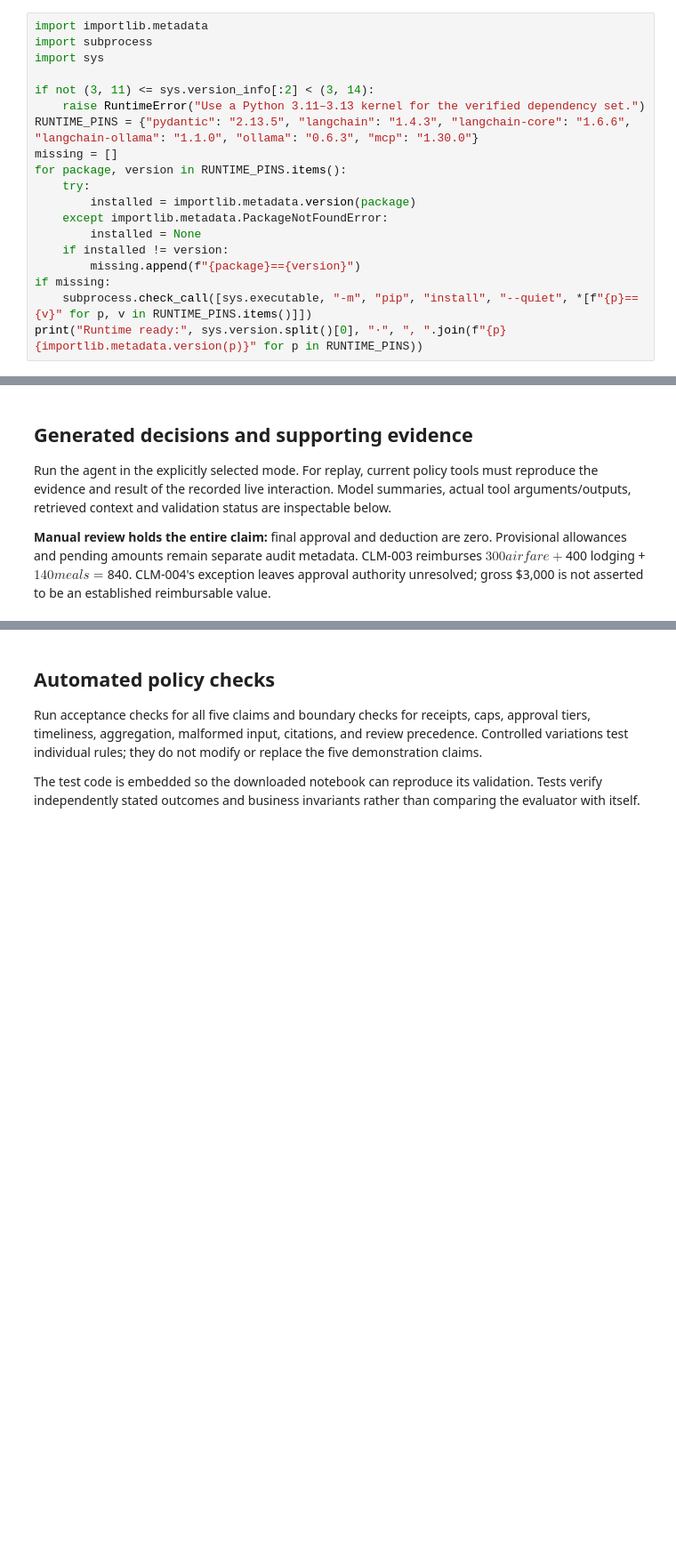
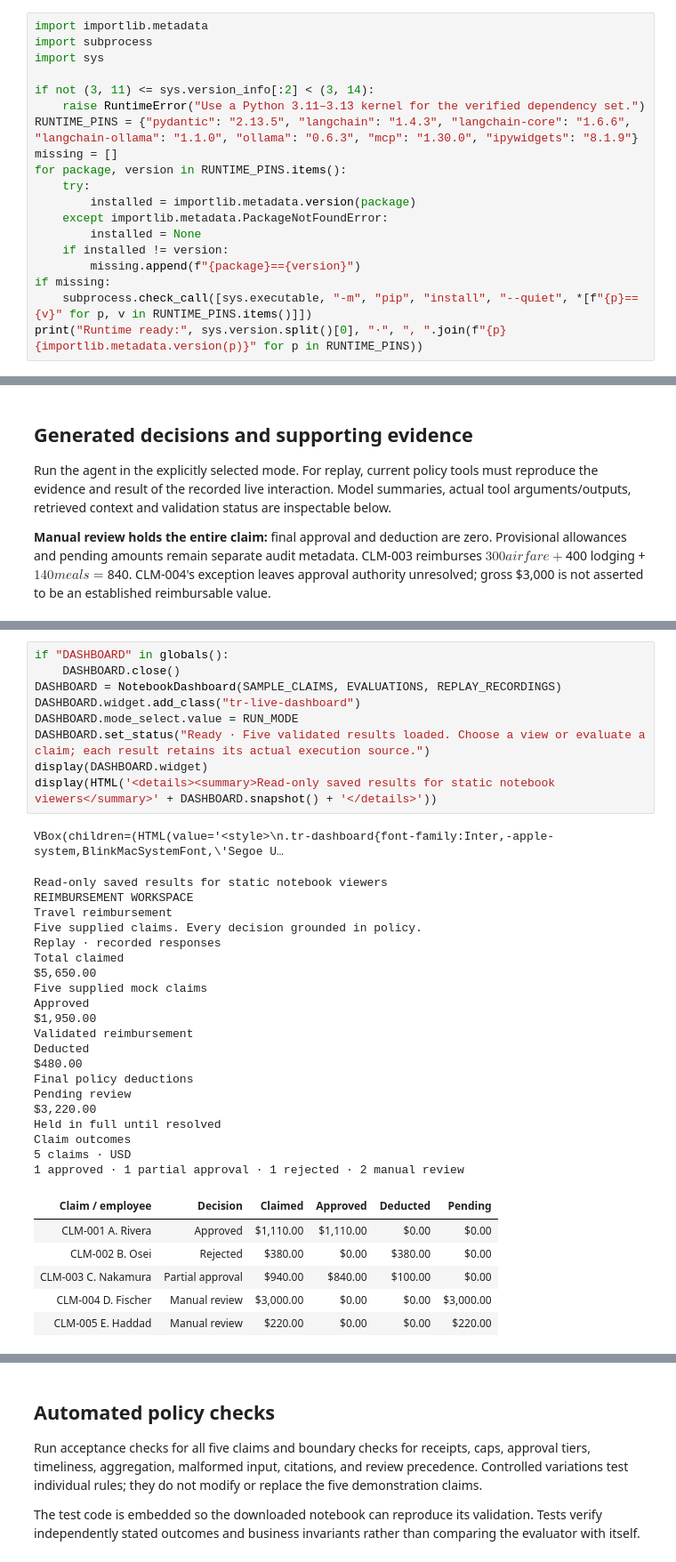
Before and after one commit to SHASWATprakash/Travel-Reimbursement-Approval-Agent-New, a Jupyter notebook: shaswatprakash.ipynb, the cells around one changed output, grey strips where cells are left out. Shown at 89% size. Saved outputs shown, nothing was run; the diff lists cells and outputs as text; blank space fills up the shorter version.

Commit message:
feat: add notebook dashboard and review evidence

```diff
--- a/shaswatprakash.ipynb
+++ b/shaswatprakash.ipynb
@@ -26,7 +39,7 @@ import sys
 
 if not (3, 11) <= sys.version_info[:2] < (3, 14):
     raise RuntimeError("Use a Python 3.11–3.13 kernel for the verified dependency set.")
-RUNTIME_PINS = {"pydantic": "2.13.5", "langchain": "1.4.3", "langchain-core": "1.6.6", "langchain-ollama": "1.1.0", "ollama": "0.6.3", "mcp": "1.30.0"}
+RUNTIME_PINS = {"pydantic": "2.13.5", "langchain": "1.4.3", "langchain-core": "1.6.6", "langchain-ollama": "1.1.0", "ollama": "0.6.3", "mcp": "1.30.0", "ipywidgets": "8.1.9"}
 missing = []
 for package, version in RUNTIME_PINS.items():
     try:
@@ -2301,0 +2557,37 @@ Recorded live duration seconds: {'CLM-001': 35.14, 'CLM-002': 32.47, 'CLM-003':
+# %%
+if "DASHBOARD" in globals():
+    DASHBOARD.close()
+DASHBOARD = NotebookDashboard(SAMPLE_CLAIMS, EVALUATIONS, REPLAY_RECORDINGS)
+DASHBOARD.widget.add_class("tr-live-dashboard")
+DASHBOARD.mode_select.value = RUN_MODE
+DASHBOARD.set_status("Ready · Five validated results loaded. Choose a view or evaluate a claim; each result retains its actual execution source.")
+display(DASHBOARD.widget)
+display(HTML('<details><summary>Read-only saved results for static notebook viewers</summary>' + DASHBOARD.snapshot() + '</details>'))
+# %% [output]
+VBox(children=(HTML(value='<style>\n.tr-dashboard{font-family:Inter,-apple-system,BlinkMacSystemFont,\'Segoe U…
+Read-only saved results for static notebook viewers
+REIMBURSEMENT WORKSPACE
+Travel reimbursement
+Five supplied claims. Every decision grounded in policy.
+Replay · recorded responses
+Total claimed
+$5,650.00
+Five supplied mock claims
+Approved
+$1,950.00
+Validated reimbursement
+Deducted
+$480.00
+Final policy deductions
+Pending review
+$3,220.00
+Held in full until resolved
+Claim outcomes
+5 claims · USD
+1 approved · 1 partial approval · 1 rejected · 2 manual review
+| Claim / employee | Decision | Claimed | Approved | Deducted | Pending |
+| CLM-001 A. Rivera | Approved | $1,110.00 | $1,110.00 | $0.00 | $0.00 |
+| CLM-002 B. Osei | Rejected | $380.00 | $0.00 | $380.00 | $0.00 |
+| CLM-003 C. Nakamura | Partial approval | $940.00 | $840.00 | $100.00 | $0.00 |
+| CLM-004 D. Fischer | Manual review | $3,000.00 | $0.00 | $0.00 | $3,000.00 |
+| CLM-005 E. Haddad | Manual review | $220.00 | $0.00 | $0.00 | $220.00 |
```
Also changed, not shown: parts of 12 cells of this notebook, 2 other files.
